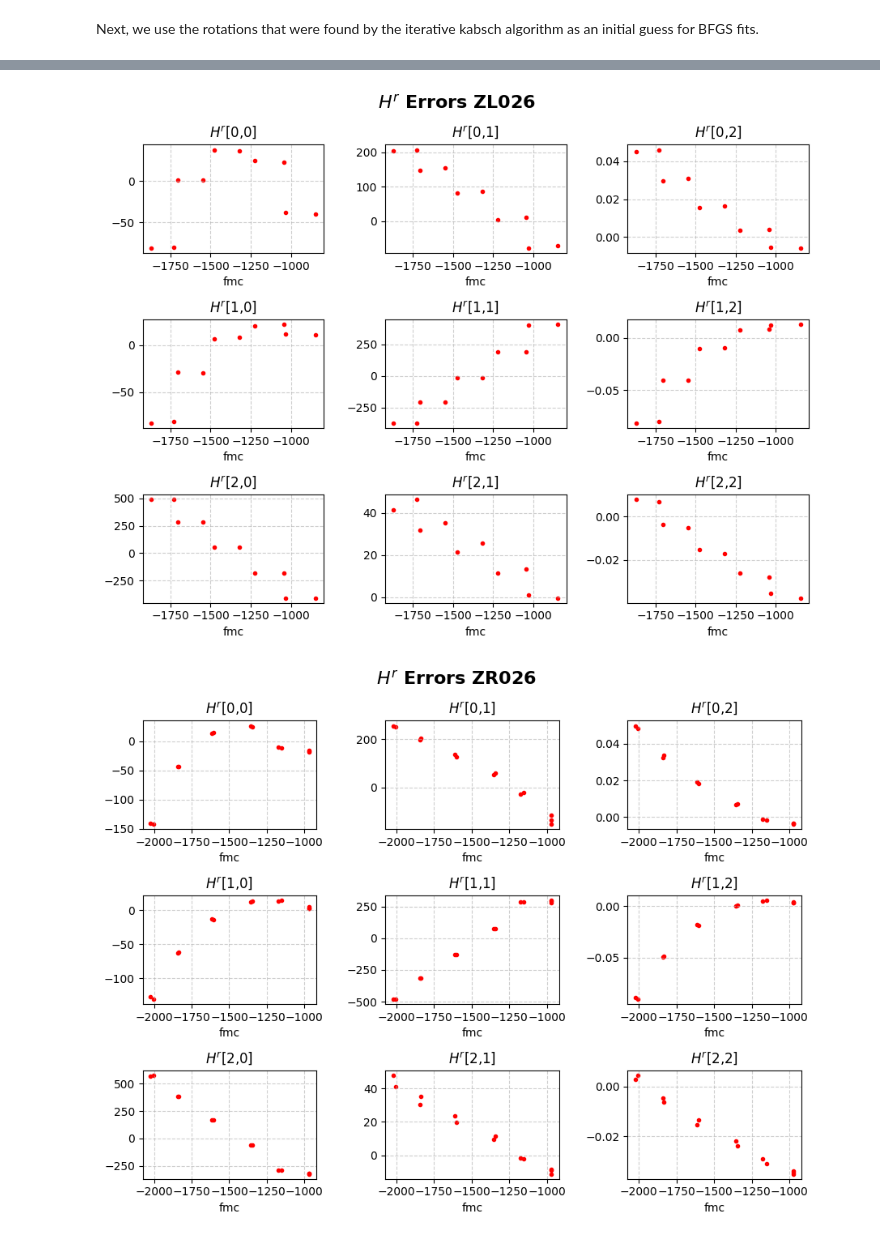
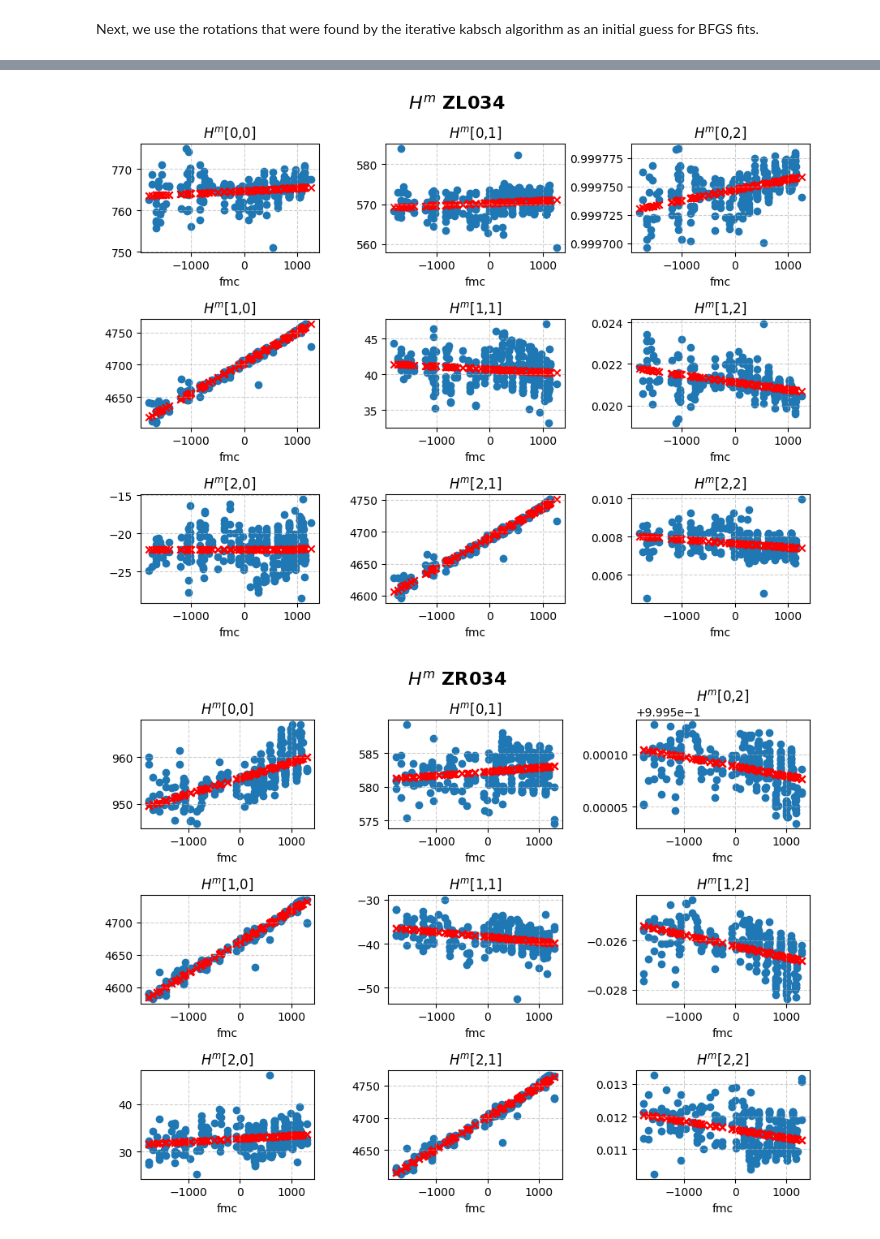
Before and after one commit to cdt59/MPPP, a Jupyter notebook: Geocalibration/geocal_30.ipynb, the cells around one changed output, grey strips where cells are left out. Saved outputs shown, nothing was run; the diff lists cells and outputs as text; code cells hidden in the pictures.

```diff
--- a/Geocalibration/geocal_30.ipynb
+++ b/Geocalibration/geocal_30.ipynb
@@ -530,9 +529,9 @@ for f_str in f_strs:
     x0 += list(params[f"ZR{f_str}"]["rot_mc_0"].as_quat(canonical=True))
     x0 += [0,0,0,1]
 
-# Run BFGS algorhthm
+# Run BFGS algoithm
 res = minimize(obj, x0, method="BFGS",
-        options={"gtol":1e-6, "xrtol":1e-6, "maxiter":1})
+        options={"gtol":1e-6, "xrtol":1e-6, "maxiter":500})
 
 # print results
 print(f"q_rrp: {list(res.x[:4])}")
@@ -628,59 +840,17 @@ fig, ax = plot_qmc_hr(zr34, q_rrp=params["q_rrp"],
-# %%
-def plot_qmc_hr_err(data_, q_rrp, q_mc_0, q_mc_1, fl0, fl1):
-  rot_mc_0 = R.from_quat(q_mc_0)
-  rot_mc_1 = R.from_quat(q_mc_1)
-  R_rrp = R.from_quat(q_rrp).as_matrix()
-
-  hr_err = []
-
-
-  for i in range(data_.shape[0]):
-    # compute Hr from data
-    Hr_data = get_H_r_data(i, data_)
-
-    # compute Hc from model
-    f, b1, b2, cx, cy = data_[["fmc", "b1_est", "b2_est", "cx_est", "cy_est"]].iloc[i,:]
-    cam = data_["cam"].iloc[i]
-    fl = fl0 + fl1 * f
-    Hc = [[fl+b1, 0, 0], [b2, fl, 0], [cx, cy, 1]]
-    R_rpm = get_R_rpm(i, data_)
-
-    f = data_["fmc"][i]
-    rot_mc = rot_mc_0 * (rot_mc_1**(f/1000))
-    R_mc = rot_mc.as_matrix()
-
-    Hr_model = R_rrp @ R_rpm @ R_mc @ Hc
-
-    hr_err.append(Hr_data - Hr_model)
-
-  # plot
-  fig, ax = plt.subplots(3, 3, figsize=(9,7))
-  for i in range(3):
-    for j in range(3):
-      ax[i,j].scatter(data_["fmc"], [hc[i][j] for hc in hr_err],
-                      marker=".", color="red",
-                      label="$R^r_{r'}R^{r'}_mR^m_cH^c$")
-      ax[i,j].set_xlabel("fmc")
-      ax[i,j].set_title(f"$H^r$[{i},{j}]")
-      ax[i,j].grid(linestyle="--", alpha=0.6)
-
-  fig.suptitle(f"$H^r$ Errors {data_['cam'].iloc[0]}", fontsize=16, fontweight="bold")
-  fig.tight_layout()
-
-  return fig, ax
-
-
-f_str = "026"
-zl34 = data_all[data_all["cam"]==f"ZL{f_str}"].reset_index(drop=True)
-zr34 = data_all[data_all["cam"]==f"ZR{f_str}"].reset_index(drop=True)
-
-fig, ax = plot_qmc_hr_err(zl34, q_rrp=params["q_rrp"],
-              q_mc_0 = params[f"ZL{f_str}"]["q_mc_0"], q_mc_1 = params[f"ZL{f_str}"]["q_mc_1"],
-              fl0=params[f"ZL{f_str}"]["fl0"], fl1=params[f"ZL{f_str}"]["fl1"])
-
-fig, ax = plot_qmc_hr_err(zr34, q_rrp=params["q_rrp"],
-              q_mc_0 = params[f"ZR{f_str}"]["q_mc_0"], q_mc_1 = params[f"ZR{f_str}"]["q_mc_1"],
-              fl0=params[f"ZR{f_str}"]["fl0"], fl1=params[f"ZR{f_str}"]["fl1"])
-# %% [output]
-[figure, removed]
-[figure, removed]
+# %%
+fig_op_dir = "./results"
+
+f_str = "034"
+zl = data_all[data_all["cam"]==f"ZL{f_str}"].reset_index(drop=True)
+zr = data_all[data_all["cam"]==f"ZR{f_str}"].reset_index(drop=True)
+
+fig, ax = plot_qmc_hm(zl, q_rrp=params["q_rrp"], q_mc_0=params["ZL034"]["q_mc_0"], q_mc_1=params["ZL034"]["q_mc_1"],
+            fl0=params["ZL034"]["fl0"], fl1 = params["ZL034"]["fl1"])
+fig.savefig(os.path.join(fig_op_dir, f"ZL{f_str}_Hm_v230_v3.png"), format="png")
+
+fig, ax = plot_qmc_hm(zr, q_rrp=params["q_rrp"], q_mc_0=params["ZR034"]["q_mc_0"], q_mc_1=params["ZR034"]["q_mc_1"],
+            fl0=params["ZR034"]["fl0"], fl1 = params["ZR034"]["fl1"])
+fig.savefig(os.path.join(fig_op_dir, f"ZR{f_str}_Hm_v230_v3.png"), format="png")
+# %% [output]
+[figure, added]
+[figure, added]
```
Also changed, not shown: parts of 9 cells of this notebook, 58 other files.
